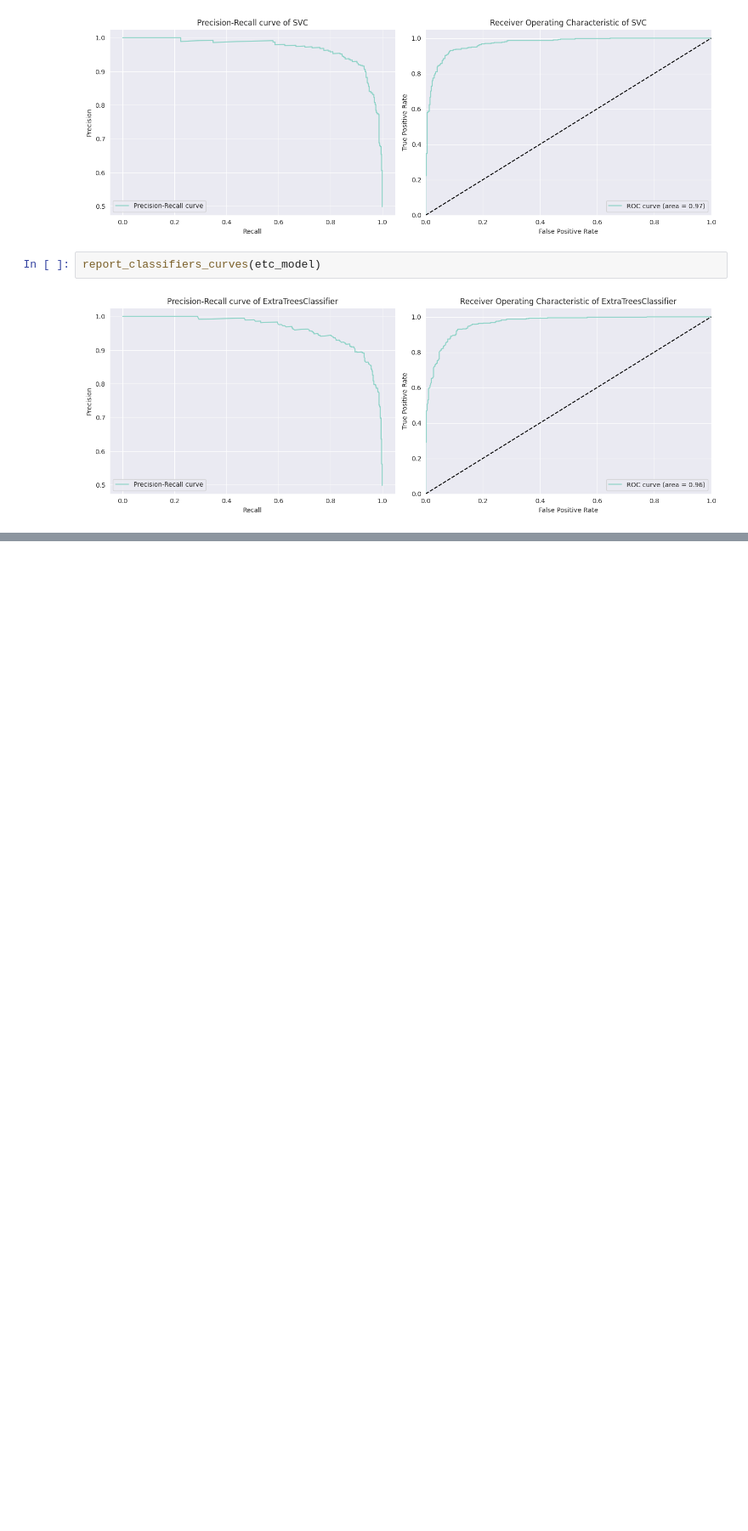
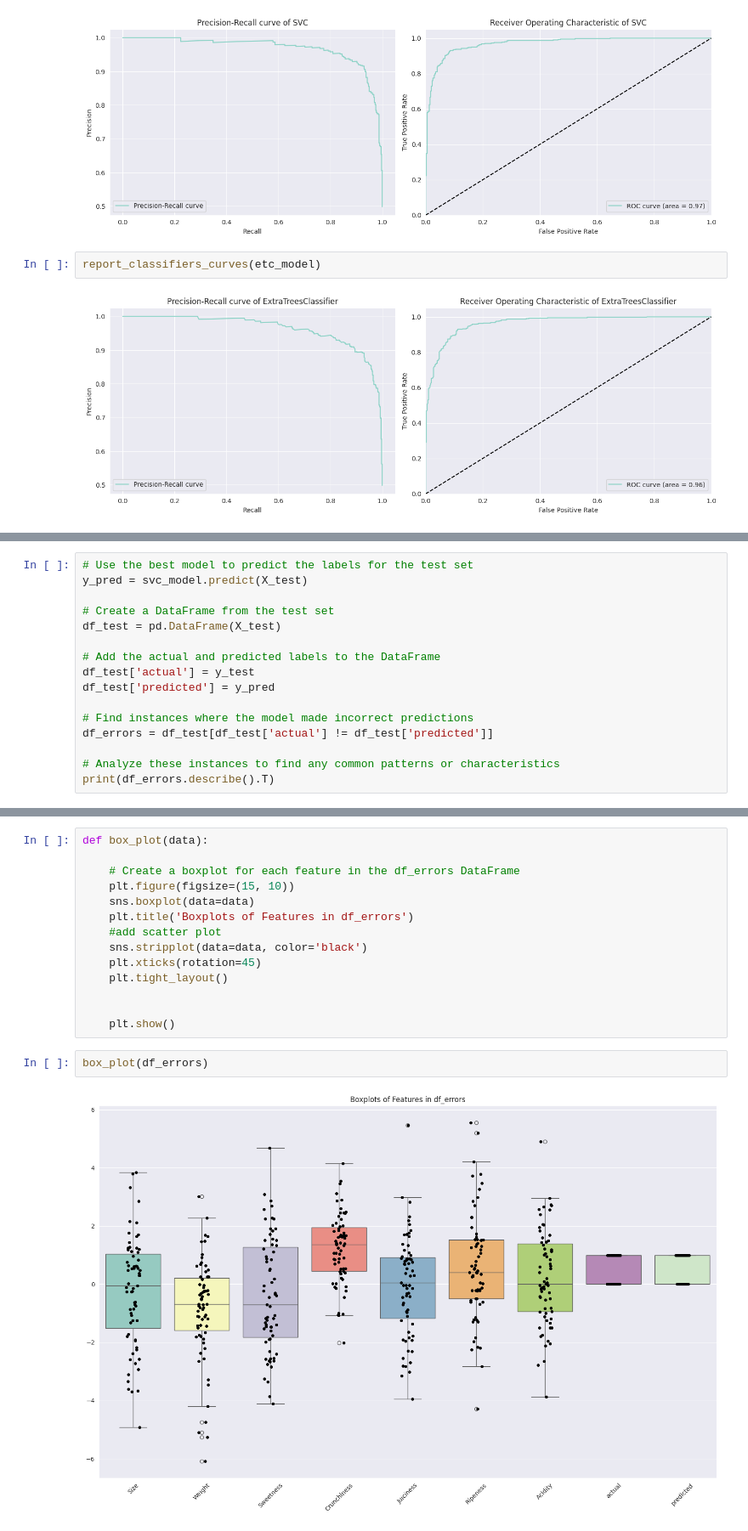
Before and after one commit to faris771/Apple_Quality_Classifier, a Jupyter notebook: main.ipynb, the cells around one changed output, grey strips where cells are left out. Shown at 85% size. Saved outputs shown, nothing was run; the diff lists cells and outputs as text; blank space fills up the shorter version.

Commit message:
I guess we're good to go Pattern stuff has been made

```diff
--- a/main.ipynb
+++ b/main.ipynb
@@ -800,0 +748,16 @@ You can set `force_col_wise=true` to remove the overhead.
+# %%
+# Use the best model to predict the labels for the test set
+y_pred = svc_model.predict(X_test)
+
+# Create a DataFrame from the test set
+df_test = pd.DataFrame(X_test)
+
+# Add the actual and predicted labels to the DataFrame
+df_test['actual'] = y_test
+df_test['predicted'] = y_pred
+
+# Find instances where the model made incorrect predictions
+df_errors = df_test[df_test['actual'] != df_test['predicted']]
+
+# Analyze these instances to find any common patterns or characteristics
+print(df_errors.describe().T)
@@ -800,0 +775,18 @@ You can set `force_col_wise=true` to remove the overhead.
+# %%
+def box_plot(data):
+
+    # Create a boxplot for each feature in the df_errors DataFrame
+    plt.figure(figsize=(15, 10))
+    sns.boxplot(data=data)
+    plt.title('Boxplots of Features in df_errors')
+    #add scatter plot
+    sns.stripplot(data=data, color='black')
+    plt.xticks(rotation=45)
+    plt.tight_layout()
+
+
+    plt.show()
+# %%
+box_plot(df_errors)
+# %% [output]
+[figure, added]
```
Also changed, not shown: parts of 6 cells of this notebook.
